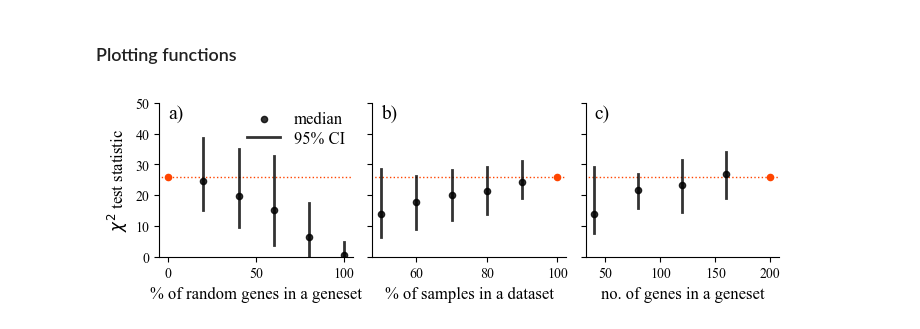
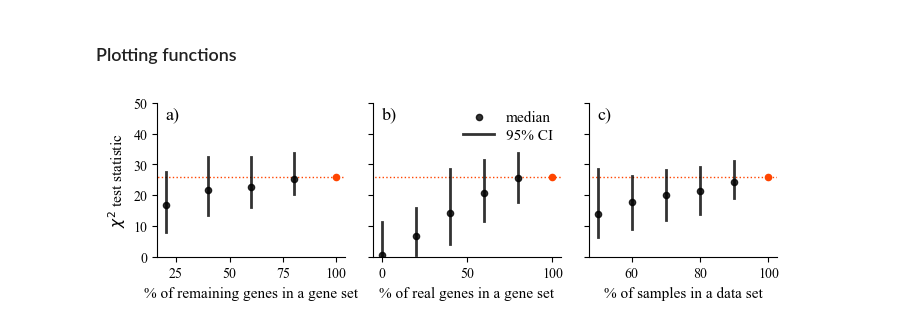
Before and after one commit to biolab/AIME-2023-paper, a Jupyter notebook: notebooks/2.0-figure2.ipynb, the cells around one changed output. Drawn from its saved outputs; the diff is of its cells as text; code cells hidden in the pictures.

Commit message:
Reorder subplots

```diff
--- a/notebooks/2.0-figure2.ipynb
+++ b/notebooks/2.0-figure2.ipynb
@@ -278,7 +278,7 @@ def plot_random_genes(replace_stats, ax, labels_fontsize=11):
 
         c = to_rgb("k") + (0.8,)
         ax.scatter(
-            [100 - frac / 2],
+            [frac / 2],
             np.median(values),
             color="orangered" if frac == 200 else c,
             zorder=2,
@@ -286,7 +286,7 @@ def plot_random_genes(replace_stats, ax, labels_fontsize=11):
             label=None if frac != 0 else "median",
         )
         ax.plot(
-            [100 - frac / 2, 100 - frac / 2],
+            [frac / 2, frac / 2],
             [np.percentile(values, 2.5), np.percentile(values, 97.5)],
             zorder=3,
             color=c,
@@ -294,7 +294,7 @@ def plot_random_genes(replace_stats, ax, labels_fontsize=11):
             label=None if frac != 0 else "95% CI",
         )
 
-    ax.set_xlabel("% of random genes in a geneset", fontsize=labels_fontsize)
+    ax.set_xlabel("% of real genes in a gene set", fontsize=labels_fontsize)
     ax.legend(frameon=False, fontsize=labels_fontsize, labelspacing=0.25, borderpad=0)
 
 
@@ -318,7 +318,7 @@ def plot_downsample(dowsample_stats, ax, labels_fontsize=11):
             lw=2,
         )
 
-    ax.set_xlabel("% of samples in a dataset", fontsize=labels_fontsize)
+    ax.set_xlabel("% of samples in a data set", fontsize=labels_fontsize)
 
 
 def plot_downgene(downgene_stats, ax, labels_fontsize=11):
@@ -327,59 +327,59 @@ def plot_downgene(downgene_stats, ax, labels_fontsize=11):
 
         c = to_rgb("k") + (0.8,)
         ax.scatter(
-            [frac],
+            [frac/2],
             np.median(values),
             color="orangered" if frac == 200 else c,
             zorder=2,
             s=20,
         )
         ax.plot(
-            [frac, frac],
+            [frac/2, frac/2],
             [np.percentile(values, 2.5), np.percentile(values, 97.5)],
             zorder=3,
             color=c,
             lw=2,
         )
 
-    ax.set_xlabel("no. of genes in a geneset", fontsize=labels_fontsize)
+    ax.set_xlabel("% of remaining genes in a gene set", fontsize=labels_fontsize)
 # %%
 try:
     plt.rcParams["font.family"] = "Times New Roman"
 except Exception as e:
     print(e)
     print("Unable to load 'Times New Roman' font. Continuing with default.")
 
-f, ax = plt.subplots(1, 3, figsize=(8, 2), sharey=True, gridspec_kw={"wspace": 0.1})
+f, ax = plt.subplots(1, 3, figsize=(8, 2), sharey=True, gridspec_kw={"wspace": 0.15})
 
 for i in range(3):
     ax[i].spines["top"].set_visible(False)
     ax[i].spines["right"].set_visible(False)
 
-LABEL_FONTSIZE = 12
+LABEL_FONTSIZE = 11
 
-plot_random_genes(replace_stats, ax[0], LABEL_FONTSIZE)
+plot_downgene(downgene_stats, ax[0], LABEL_FONTSIZE)
 
-plot_downsample(downsample_stats, ax[1], LABEL_FONTSIZE)
+plot_random_genes(replace_stats, ax[1], LABEL_FONTSIZE)
 
-plot_downgene(downgene_stats, ax[2], LABEL_FONTSIZE)
+plot_downsample(downsample_stats, ax[2], LABEL_FONTSIZE)
 
 abc = list("abc")
-loc = [0, 50, 40]
+loc = [20, 0, 50]
 for i in range(3):
     ax[i].axhline(
         downsample_stats[100][0],
         -100,
         100,
         ls="dotted",
         lw=1,
         color="orangered",
         zorder=0,
     )
     ax[i].text(loc[i], 45, f"{abc[i]})", fontsize=LABEL_FONTSIZE + 2)
 
 ax[0].set_ylim((0, 50))
 ax[0].set_ylabel("$\chi^2$ test statistic", fontsize=LABEL_FONTSIZE)
 
-f.savefig("../figures/figure2.png", dpi=300, bbox_inches="tight")
+f.savefig("../figures/figure2.pdf", dpi=300, bbox_inches="tight")
 # %% [output]
-[figure, old version]
+[figure, new version]
```
Also changed, not shown: 1 other file.
